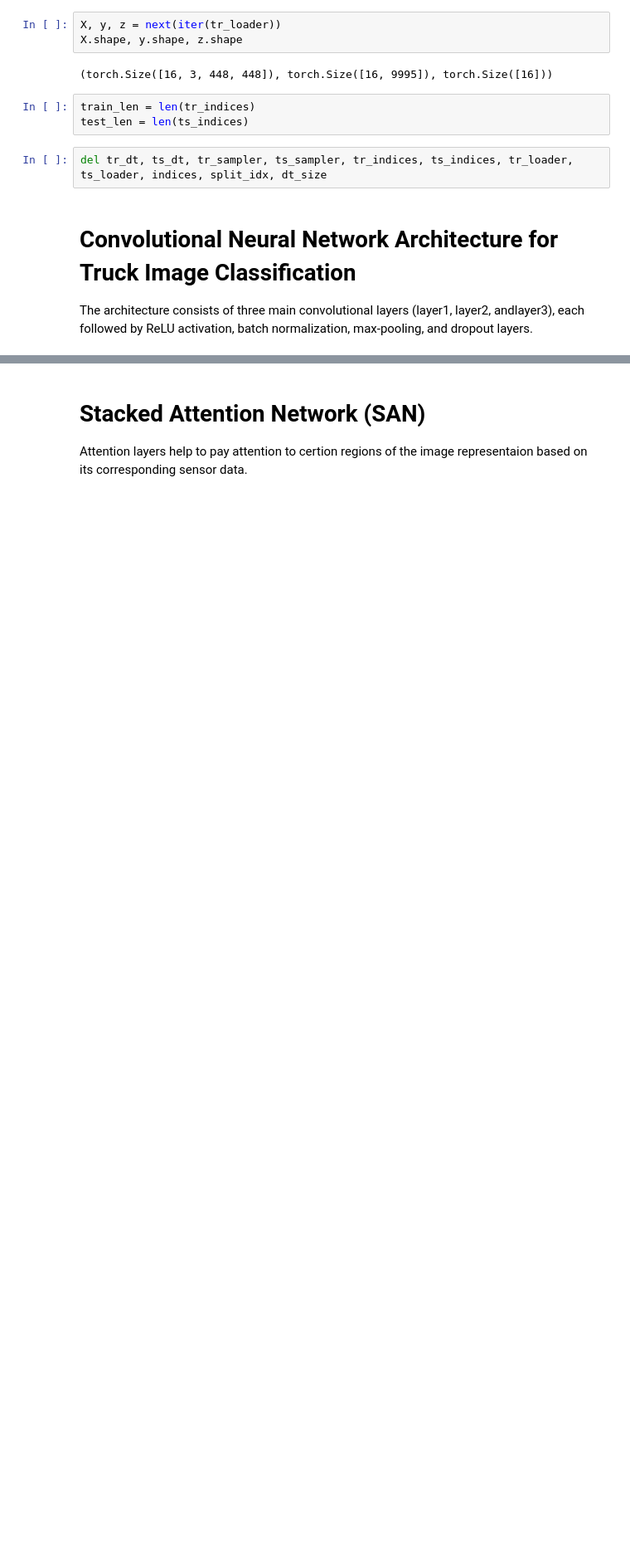
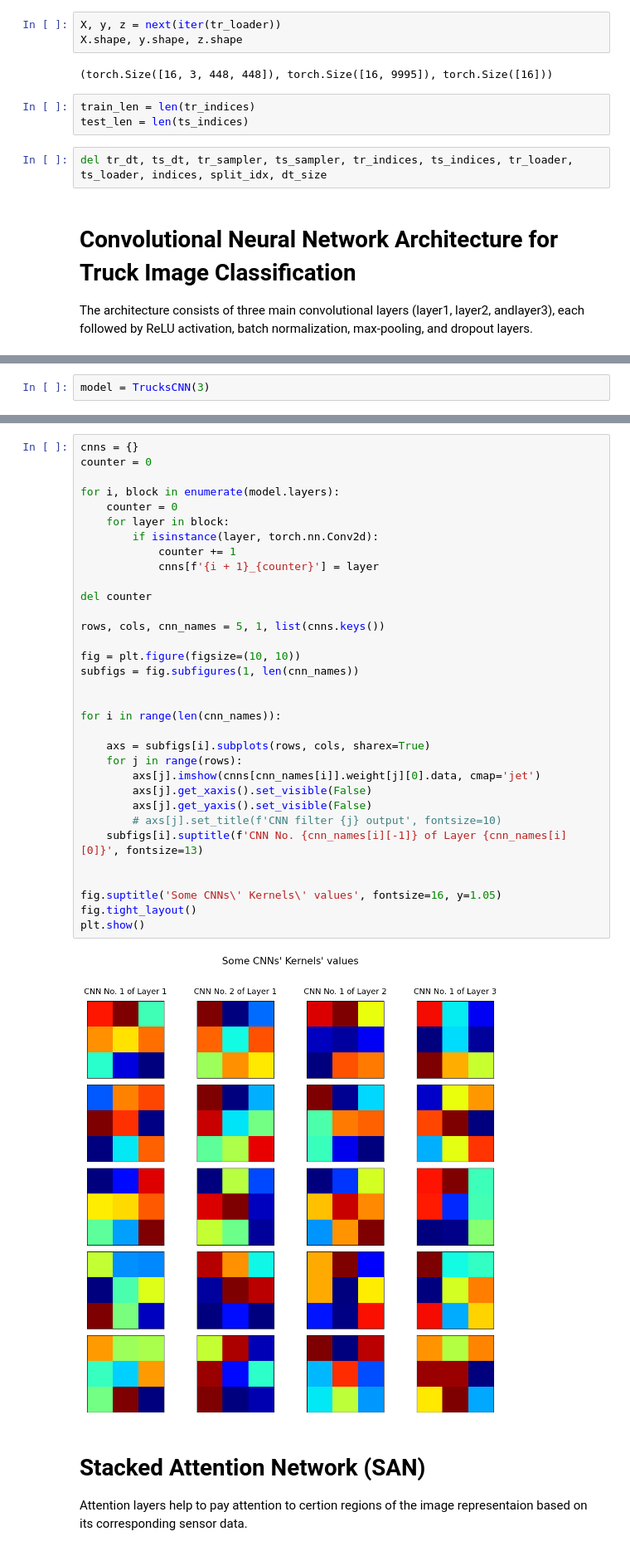
Before and after one commit to MohammadYs77/Bridge-Microstrain-Prediction, a Jupyter notebook: Bridge_Load.ipynb, the cells around one changed output, grey strips where cells are left out. Shown at 83% size. Saved outputs shown, nothing was run; the diff lists cells and outputs as text; blank space fills up the shorter version.

Commit message:
Added a Function to Show Someof the CNNs' Weights

```diff
--- a/Bridge_Load.ipynb
+++ b/Bridge_Load.ipynb
@@ -403,2 +403,4 @@ class TrucksCNN(nn.Module):
 
         return x
+# %%
+model = TrucksCNN(3)
@@ -405,3 +429,38 @@ class TrucksCNN(nn.Module):
+# %%
+cnns = {}
+counter = 0
+
+for i, block in enumerate(model.layers):
+    counter = 0
+    for layer in block:
+        if isinstance(layer, torch.nn.Conv2d):
+            counter += 1
+            cnns[f'{i + 1}_{counter}'] = layer
+
+del counter
+
+rows, cols, cnn_names = 5, 1, list(cnns.keys())
+
+fig = plt.figure(figsize=(10, 10))
+subfigs = fig.subfigures(1, len(cnn_names))
+
+
+for i in range(len(cnn_names)):
+
+    axs = subfigs[i].subplots(rows, cols, sharex=True)
+    for j in range(rows):
+        axs[j].imshow(cnns[cnn_names[i]].weight[j][0].data, cmap='jet')
+        axs[j].get_xaxis().set_visible(False)
+        axs[j].get_yaxis().set_visible(False)
+        # axs[j].set_title(f'CNN filter {j} output', fontsize=10)
+    subfigs[i].suptitle(f'CNN No. {cnn_names[i][-1]} of Layer {cnn_names[i][0]}', fontsize=13)
+
+
+fig.suptitle('Some CNNs\' Kernels\' values', fontsize=16, y=1.05)
+fig.tight_layout()
+plt.show()
+# %% [output]
+[figure, added]
 # %% [markdown]
 # Stacked Attention Network (SAN)
 
```
Also changed, not shown: parts of 2 cells of this notebook.
